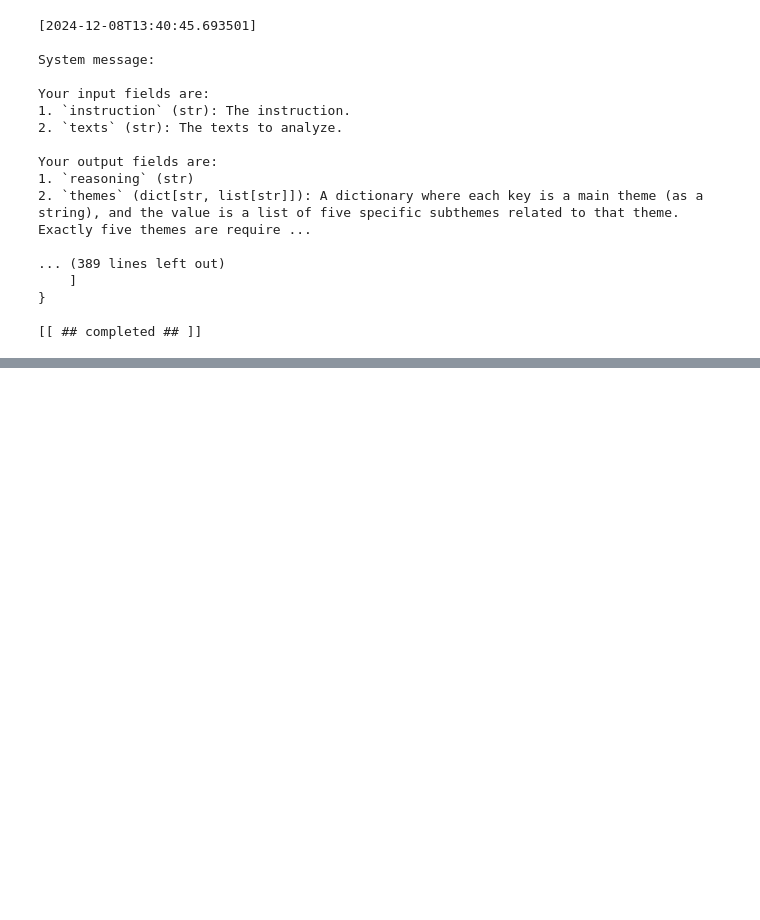
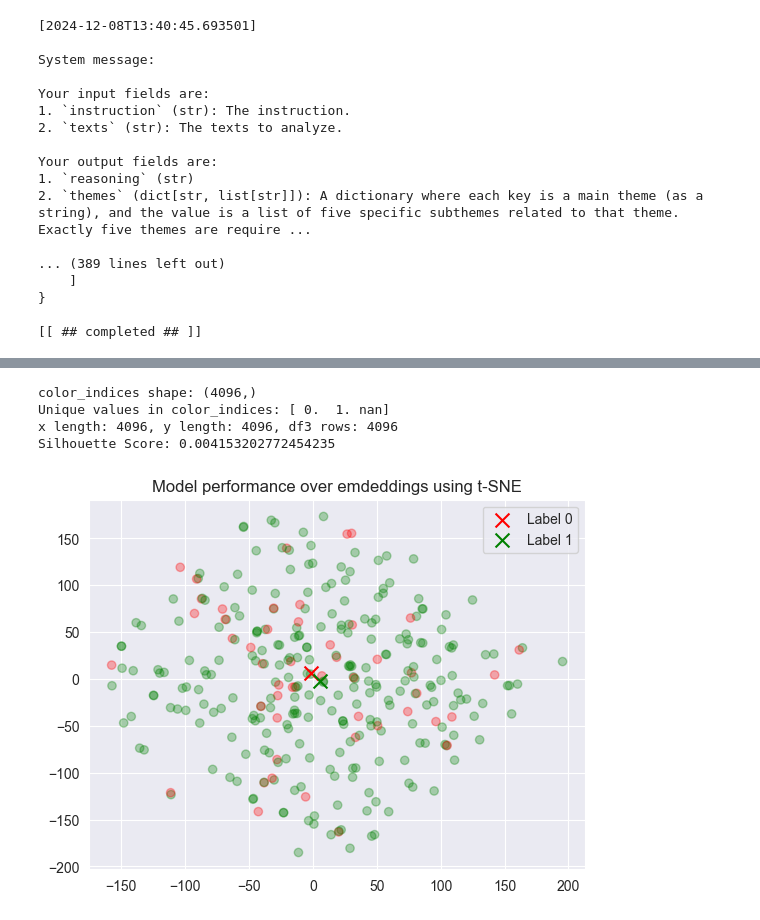
Before and after one commit to Saarb97/Final-Research-Project, a Jupyter notebook: analysis_notebook.ipynb, the cells around one changed output, grey strips where cells are left out. Cells and saved outputs as stored; diff of their text form; code cells hidden in the pictures; blank space fills up the shorter version.

Commit message:
added embeddings extraction from openai

```diff
--- a/analysis_notebook.ipynb
+++ b/analysis_notebook.ipynb
@@ -965,0 +1084,15 @@ Your output fields are:
+# %%
+import pandas as pd
+import numpy as np
+from sklearn.manifold import TSNE
+
+file_path = 'clusters csv\\9_data.csv'
+df2 = pd.read_csv(file_path)
+
+df3 = pd.concat([df['embedding'], df2], axis=1)
+
+matrix = np.array(df3.embedding.to_list())
+# Create a t-SNE model and transform the data
+tsne = TSNE(n_components=2, perplexity=5,n_iter=3000, random_state=42, init='random', learning_rate=50)
+vis_dims = tsne.fit_transform(matrix)
+vis_dims.shape
@@ -965,0 +1119,51 @@ Your output fields are:
+# %%
+import matplotlib.pyplot as plt
+import matplotlib
+import numpy as np
+from sklearn.metrics import silhouette_score
+
+# Define colors for binary labels (0, 1)
+colors = ["red", "green"]
+
+# Extract x and y coordinates from vis_dims
+x = [x for x, y in vis_dims]
+y = [y for x, y in vis_dims]
+
+# Ensure the length of x, y, and df3 matches
+if len(x) != len(y) or len(x) != len(df3):
+    raise ValueError("Mismatch between vis_dims length and dataset rows.")
+
+# Map performance values (binary 0/1) to color indices
+#df4 = df3.dropna(subset=['performance'])  # Drop rows where performance is NaN
+color_indices = df3.performance.values.squeeze()
+# Debug prints
+print(f"color_indices shape: {color_indices.shape}")
+print(f"Unique values in color_indices: {np.unique(color_indices)}")
+print(f"x length: {len(x)}, y length: {len(y)}, df3 rows: {len(df3)}")
+
+score = silhouette_score(embeddings, df['performance'])
+print("Silhouette Score:", score)
+# Define the colormap for binary classes
+colormap = matplotlib.colors.ListedColormap(colors)
+
+# Plot the scatter plot
+plt.scatter(x, y, c=color_indices, cmap=colormap, alpha=0.3)
+
+# Calculate and plot the averages for each binary label (0 and 1)
+for performance in [0, 1]:
+    mask = (df3.performance == performance).values
+    avg_x = np.array(x)[mask].mean()
+    avg_y = np.array(y)[mask].mean()
+    color = colors[performance]  # Match color to binary label
+    plt.scatter(avg_x, avg_y, marker='x', color=color, s=100, label=f"Label {performance}")
+
+# Add a title and legend to the plot
+plt.title("Model performance over emdeddings using t-SNE")
+plt.legend()
+plt.show()
+# %% [output]
+color_indices shape: (4096,)
+Unique values in color_indices: [ 0.  1. nan]
+x length: 4096, y length: 4096, df3 rows: 4096
+Silhouette Score: 0.004153202772454235
+[figure, added]
```
Also changed, not shown: parts of 7 cells of this notebook, 1 other file.
